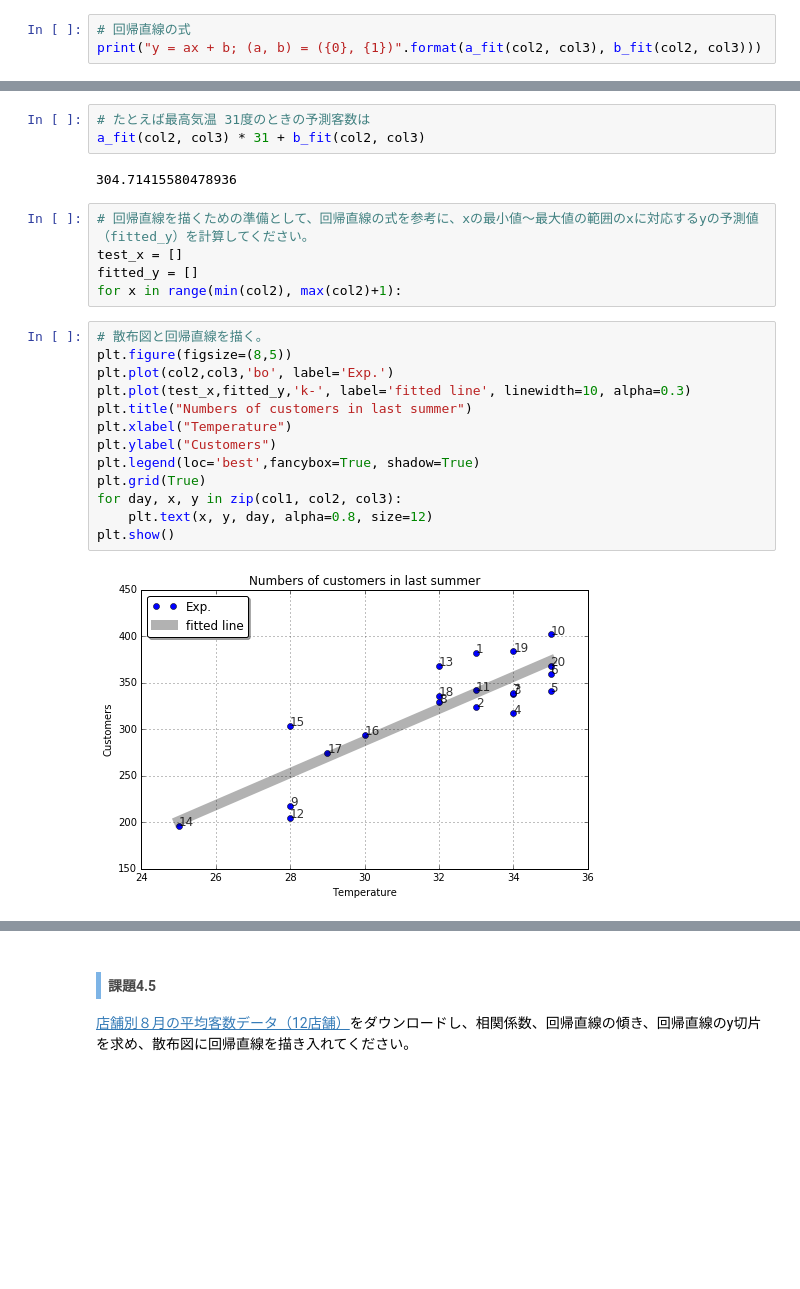
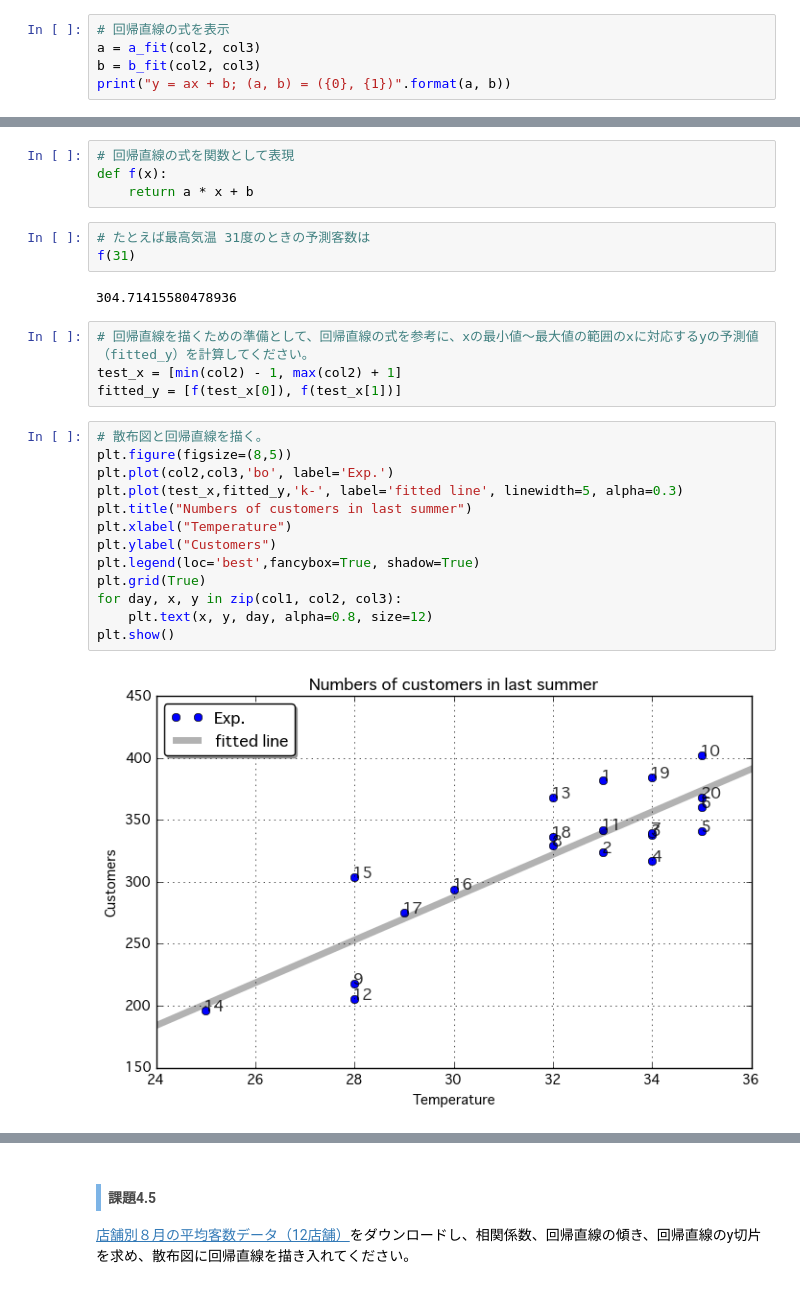
Before and after one commit to maskot1977/Statistics2017, a Jupyter notebook: i4a.ipynb, the cells around one changed output, grey strips where cells are left out. Drawn from its saved outputs; the diff is of its cells as text; blank space fills up the shorter version.

```diff
--- a/i4a.ipynb
+++ b/i4a.ipynb
@@ -169,4 +213,6 @@ def b_fit(xlist, ylist):
 # %%
-# 回帰直線の式
-print("y = ax + b; (a, b) = ({0}, {1})".format(a_fit(col2, col3), b_fit(col2, col3)))
+# 回帰直線の式を表示
+a = a_fit(col2, col3)
+b = b_fit(col2, col3)
+print("y = ax + b; (a, b) = ({0}, {1})".format(a, b))
 # %% [output]
@@ -174,28 +220,31 @@ y = ax + b; (a, b) = (17.2482570476, -229.981812671)
+# %%
+# 回帰直線の式を関数として表現
+def f(x):
+    return a * x + b
 # %%
 # たとえば最高気温 31度のときの予測客数は
-a_fit(col2, col3) * 31 + b_fit(col2, col3)
+f(31)
 # %% [output]
 304.71415580478936
 # %%
 # 回帰直線を描くための準備として、回帰直線の式を参考に、xの最小値〜最大値の範囲のxに対応するyの予測値（fitted_y）を計算してください。
-test_x = []
-fitted_y = []
-for x in range(min(col2), max(col2)+1):
+test_x = [min(col2) - 1, max(col2) + 1]
+fitted_y = [f(test_x[0]), f(test_x[1])]
 # %%
 # 散布図と回帰直線を描く。
 plt.figure(figsize=(8,5))
 plt.plot(col2,col3,'bo', label='Exp.')
-plt.plot(test_x,fitted_y,'k-', label='fitted line', linewidth=10, alpha=0.3)
+plt.plot(test_x,fitted_y,'k-', label='fitted line', linewidth=5, alpha=0.3)
 plt.title("Numbers of customers in last summer")
 plt.xlabel("Temperature")
 plt.ylabel("Customers")
 plt.legend(loc='best',fancybox=True, shadow=True)
 plt.grid(True)
 for day, x, y in zip(col1, col2, col3):
     plt.text(x, y, day, alpha=0.8, size=12)
 plt.show()
 # %% [output]
-[figure, old version]
+[figure, new version]
 # %% [markdown]
 <p class="photo"><img src="image/aiko-suteki.jpg" width="154" height="130"></p>
 <p class="speech">───三ヶ島先輩、計算できました。傾きは、17.25、y切片は、-229.98になりました。</p>
```
Also changed, not shown: parts of 35 cells of this notebook, 1 other file.
